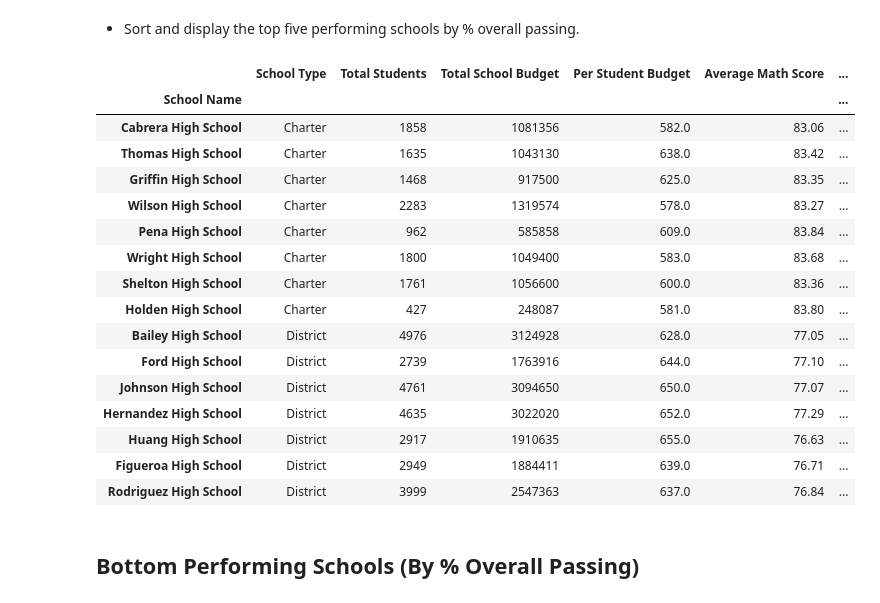
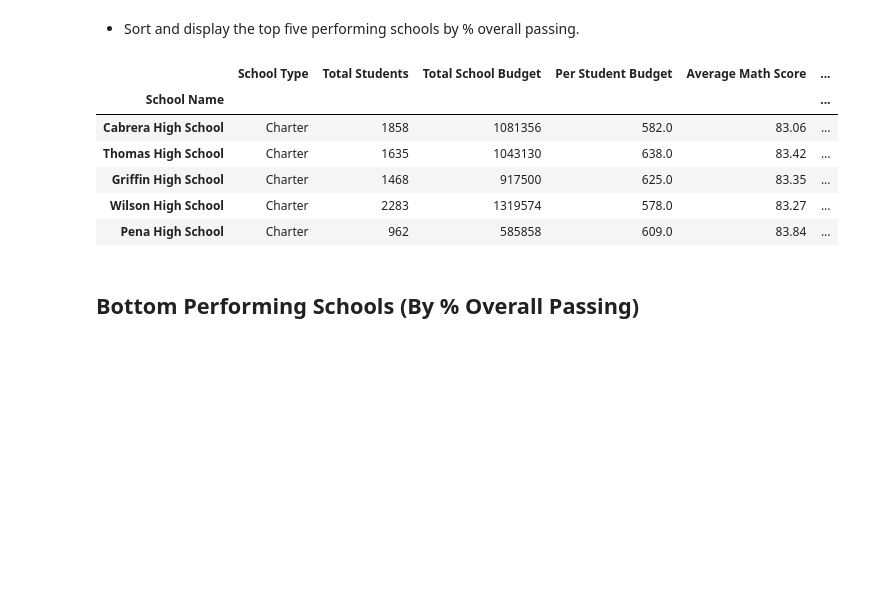
Before and after one commit to RuthlessNative/04-pandas-challenge, a Jupyter notebook: PyCitySchools.ipynb, the cells around one changed output. Drawn from its saved outputs; the diff is of its cells as text; code cells hidden in the pictures; blank space fills up the shorter version.

Commit message:
Sorted by high and low overall

```diff
--- a/PyCitySchools.ipynb
+++ b/PyCitySchools.ipynb
@@ -184,26 +184,16 @@ school_sum_df
 # %%
 # To sort from highest to lowest, ascending=False must be passed in
 #freedom_df = happiness_df.sort_values("Freedom", ascending=False)
-school_sum_df_sort = school_sum_df.sort_values("% Overall Passing", ascending = False)
-school_sum_df_sort
+school_sum_df_sorthigh = school_sum_df.sort_values("% Overall Passing", ascending = False)
+school_sum_df_sorthigh.head()
 # %% [output]
 |  | School Type | Total Students | Total School Budget | Per Student Budget | Average Math Score | ... |
 | School Name |  |  |  |  |  | ... |
 | Cabrera High School | Charter | 1858 | 1081356 | 582.0 | 83.06 | ... |
 | Thomas High School | Charter | 1635 | 1043130 | 638.0 | 83.42 | ... |
 | Griffin High School | Charter | 1468 | 917500 | 625.0 | 83.35 | ... |
 | Wilson High School | Charter | 2283 | 1319574 | 578.0 | 83.27 | ... |
 | Pena High School | Charter | 962 | 585858 | 609.0 | 83.84 | ... |
-| Wright High School | Charter | 1800 | 1049400 | 583.0 | 83.68 | ... |
-| Shelton High School | Charter | 1761 | 1056600 | 600.0 | 83.36 | ... |
-| Holden High School | Charter | 427 | 248087 | 581.0 | 83.80 | ... |
-| Bailey High School | District | 4976 | 3124928 | 628.0 | 77.05 | ... |
-| Ford High School | District | 2739 | 1763916 | 644.0 | 77.10 | ... |
-| Johnson High School | District | 4761 | 3094650 | 650.0 | 77.07 | ... |
-| Hernandez High School | District | 4635 | 3022020 | 652.0 | 77.29 | ... |
-| Huang High School | District | 2917 | 1910635 | 655.0 | 76.63 | ... |
-| Figueroa High School | District | 2949 | 1884411 | 639.0 | 76.71 | ... |
-| Rodriguez High School | District | 3999 | 2547363 | 637.0 | 76.84 | ... |
 # %% [markdown]
 ## Bottom Performing Schools (By % Overall Passing)
 # %% [markdown]
```
Also changed, not shown: parts of 2 cells of this notebook.
